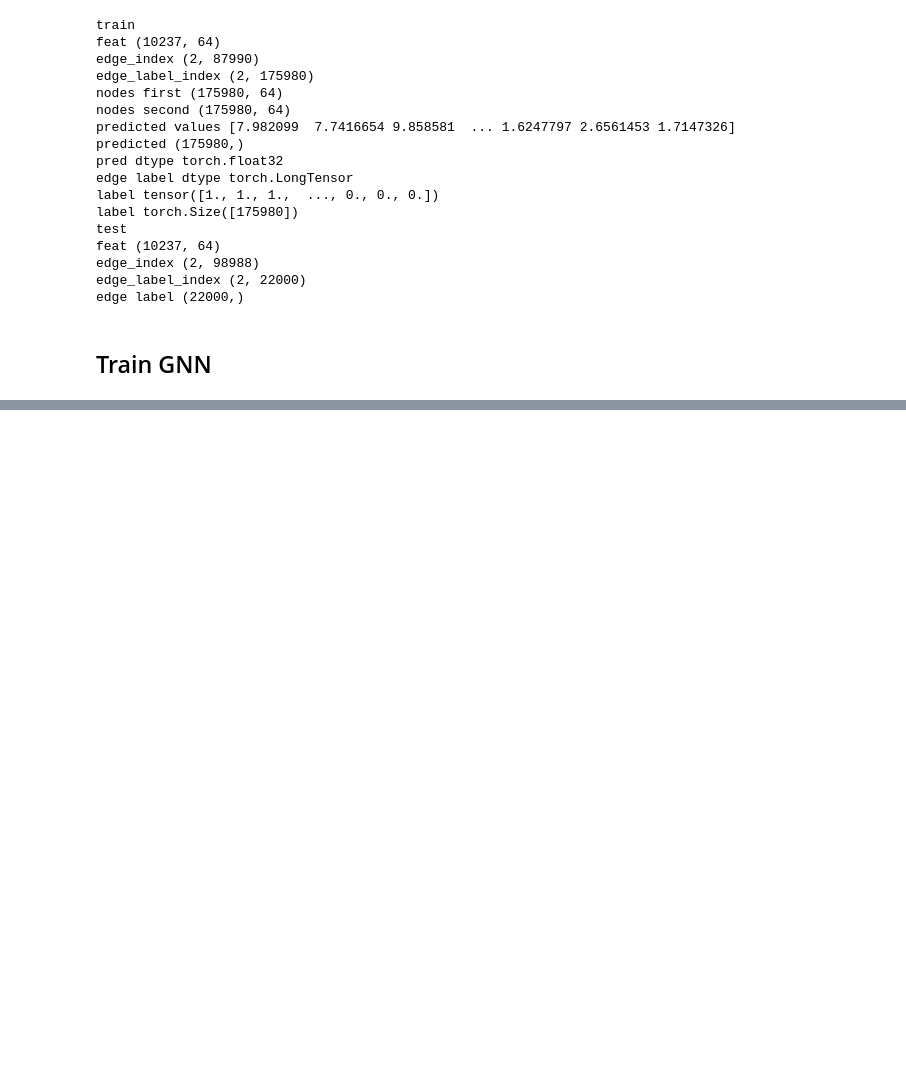
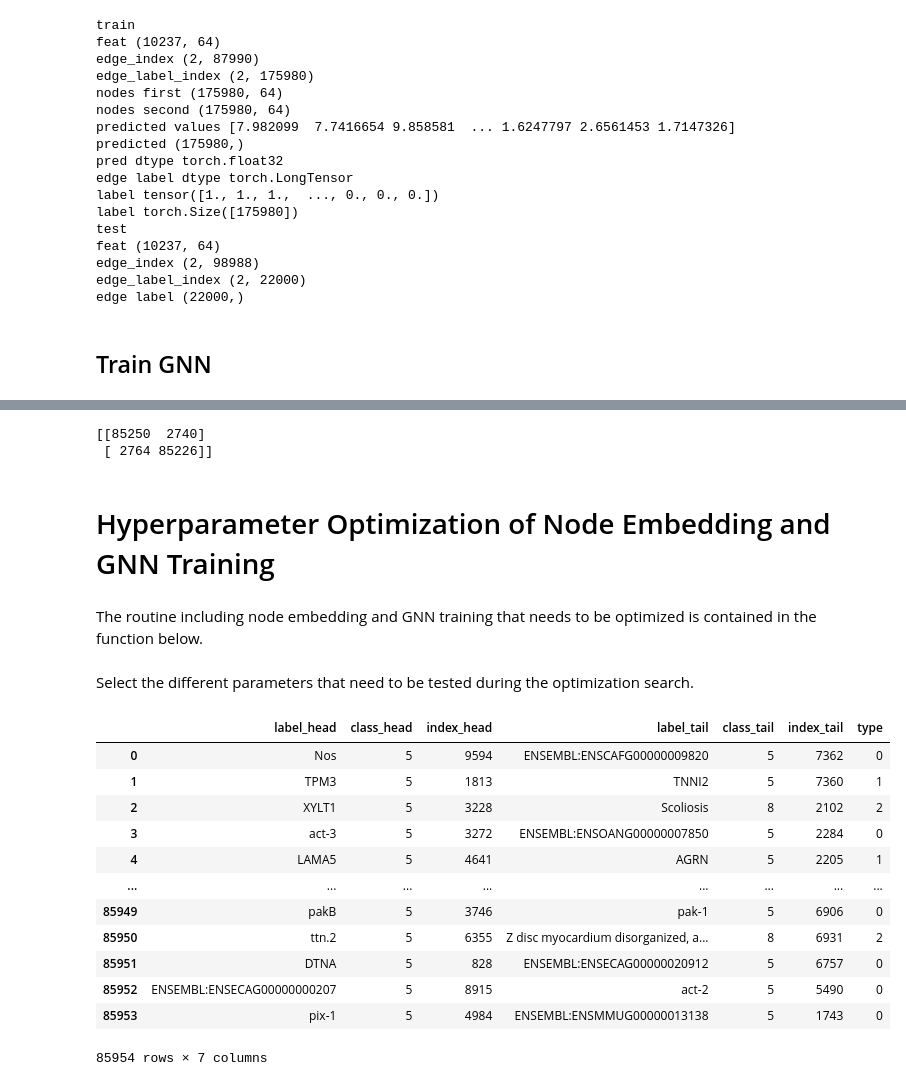
Before and after one commit to rosazwart/XAIFO-ThesisProject, a Jupyter notebook: predictor.ipynb, the cells around one changed output, grey strips where cells are left out. Cells and saved outputs as stored; diff of their text form; code cells hidden in the pictures; blank space fills up the shorter version.

Commit message:
Added accuracy measures, param search does not work, deepsnap issues

```diff
--- a/predictor.ipynb
+++ b/predictor.ipynb
@@ -644,0 +753,18 @@ tensor([[ 0.0720, -0.1089,  0.1694,  ..., -0.1174, -0.1286, -0.1389],
+# %%
+def test_cm(model, dataloader, args, threshold):
+    model.eval()
+    for batch in dataloader:
+        feat, edge_index, edge_label_index = batch.node_feature, batch.edge_index, batch.edge_label_index
+        batch.to(args["device"])
+        pred, x = model(feat, edge_index, edge_label_index, training = False)
+        pred = torch.sigmoid(pred) > threshold
+        score = confusion_matrix(batch.edge_label.flatten().cpu().numpy(), pred.flatten().data.cpu().numpy())
+    return score
+
+table = test_cm(best_model, dataloaders['train'], args, 0.8)
+print(table)
+# %% [output]
+[[85250  2740]
+ [ 2764 85226]]
+# %% [markdown]
+# Hyperparameter Optimization of Node Embedding and GNN Training
@@ -644,0 +773,2 @@ tensor([[ 0.0720, -0.1089,  0.1694,  ..., -0.1174, -0.1286, -0.1389],
+# %% [markdown]
+The routine including node embedding and GNN training that needs to be optimized is contained in the function below.
@@ -644,0 +827,18 @@ tensor([[ 0.0720, -0.1089,  0.1694,  ..., -0.1174, -0.1286, -0.1389],
+# %% [markdown]
+Select the different parameters that need to be tested during the optimization search.
+# %%
+edge2vec_df
+# %% [output]
+|  | label_head | class_head | index_head | label_tail | class_tail | index_tail | type |
+| 0 | Nos | 5 | 9594 | ENSEMBL:ENSCAFG00000009820 | 5 | 7362 | 0 |
+| 1 | TPM3 | 5 | 1813 | TNNI2 | 5 | 7360 | 1 |
+| 2 | XYLT1 | 5 | 3228 | Scoliosis | 8 | 2102 | 2 |
+| 3 | act-3 | 5 | 3272 | ENSEMBL:ENSOANG00000007850 | 5 | 2284 | 0 |
+| 4 | LAMA5 | 5 | 4641 | AGRN | 5 | 2205 | 1 |
+| ... | ... | ... | ... | ... | ... | ... | ... |
+| 85949 | pakB | 5 | 3746 | pak-1 | 5 | 6906 | 0 |
+| 85950 | ttn.2 | 5 | 6355 | Z disc myocardium disorganized, a... | 8 | 6931 | 2 |
+| 85951 | DTNA | 5 | 828 | ENSEMBL:ENSECAG00000020912 | 5 | 6757 | 0 |
+| 85952 | ENSEMBL:ENSECAG00000000207 | 5 | 8915 | act-2 | 5 | 5490 | 0 |
+| 85953 | pix-1 | 5 | 4984 | ENSEMBL:ENSMMUG00000013138 | 5 | 1743 | 0 |
+85954 rows × 7 columns
```
Also changed, not shown: parts of 47 cells of this notebook, 3 other files.
